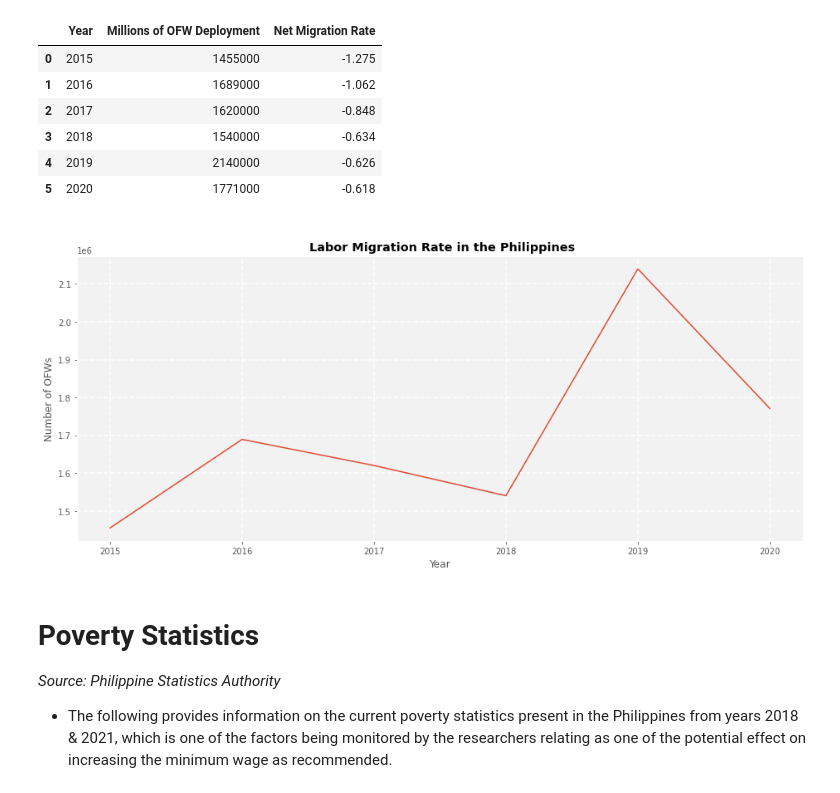
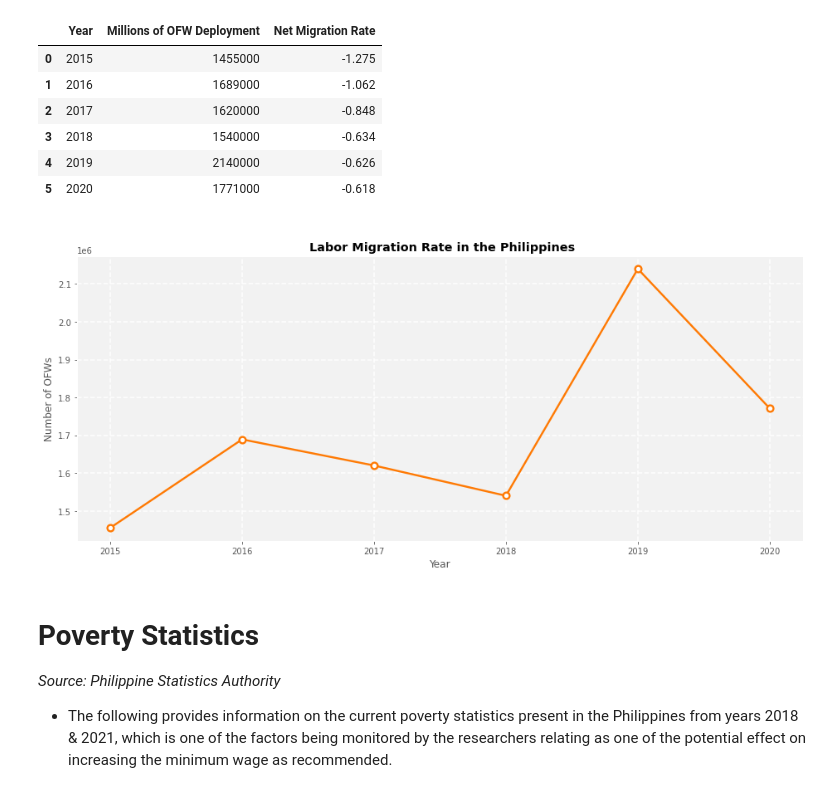
Before and after one commit to kryzlerahne/IT3205_FilipinoDataAlliance, a Jupyter notebook: Codes/The_Future_Pay_Visualizations.ipynb, the cells around one changed output. Saved outputs shown, nothing was run; the diff lists cells and outputs as text; code cells hidden in the pictures.

Commit message:
Modifications for Better Visualizations

```diff
--- a/Codes/The_Future_Pay_Visualizations.ipynb
+++ b/Codes/The_Future_Pay_Visualizations.ipynb
@@ -375,23 +375,24 @@ display(df.iloc[0:])
 # %%
 #getting all the values stored in the dataframe/csv
 Year = df["Year"]
 People = df["Millions of OFW Deployment"]
 
 #changing the size of visualization
 f = plt.figure(tight_layout=True)
 f.set_figwidth(13)
 f.set_figheight(6)
 plt.rcParams['axes.facecolor'] = '#F2F2F2'
 
 #creating the plot
 plt.title("\n Labor Migration Rate in the Philippines", fontweight="bold")
 plt.xlabel("Year")
 plt.ylabel("Number of OFWs")
 plt.grid(color = 'white', linestyle = '--', linewidth = 1.5)
-plt.plot(Year, People)
+plt.plot(Year, People, color="#FF7A04", lw=2.4, zorder=10)
+plt.scatter(Year, People, fc="w", ec="#FF7A04", s=60, lw=2.4, zorder=12)
 plt.show()
 # %% [output]
-[figure, old version]
+[figure, new version]
 # %% [markdown]
 # Poverty Statistics
 *Source: Philippine Statistics Authority*
```
Also changed, not shown: parts of 1 cell of this notebook.
